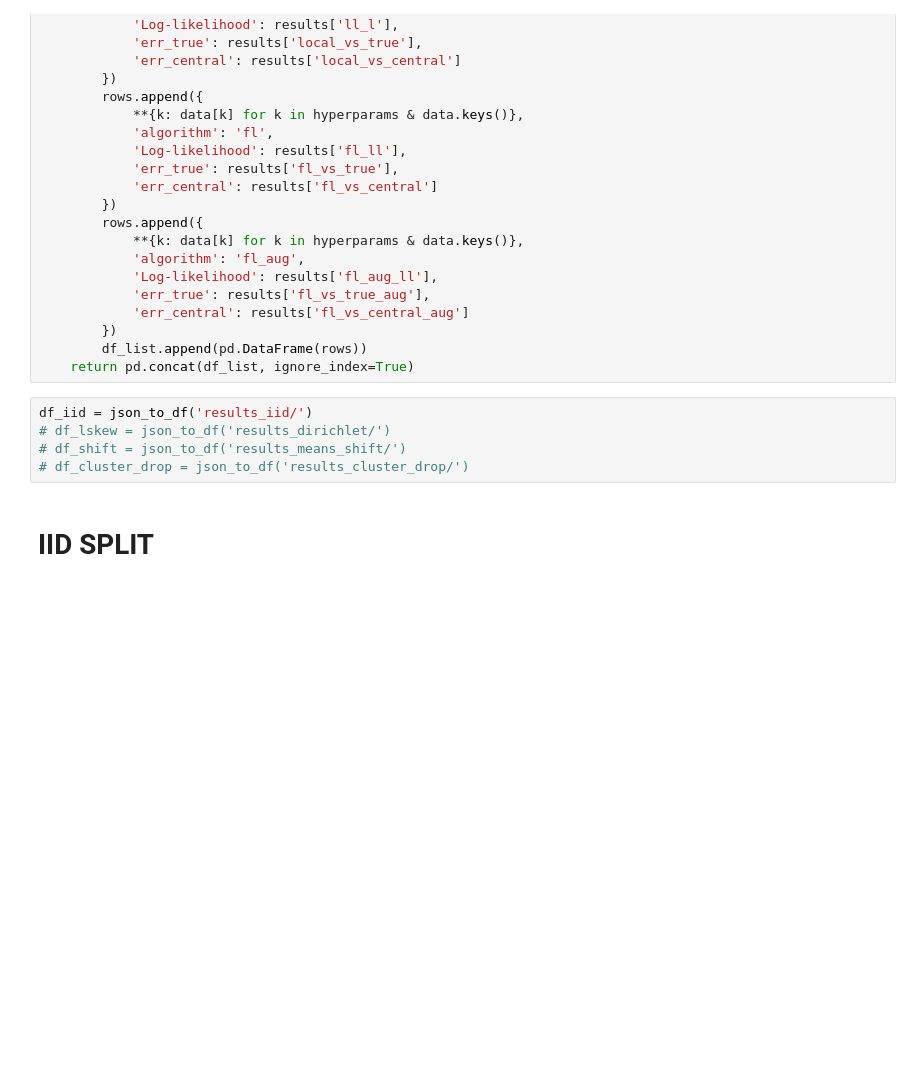
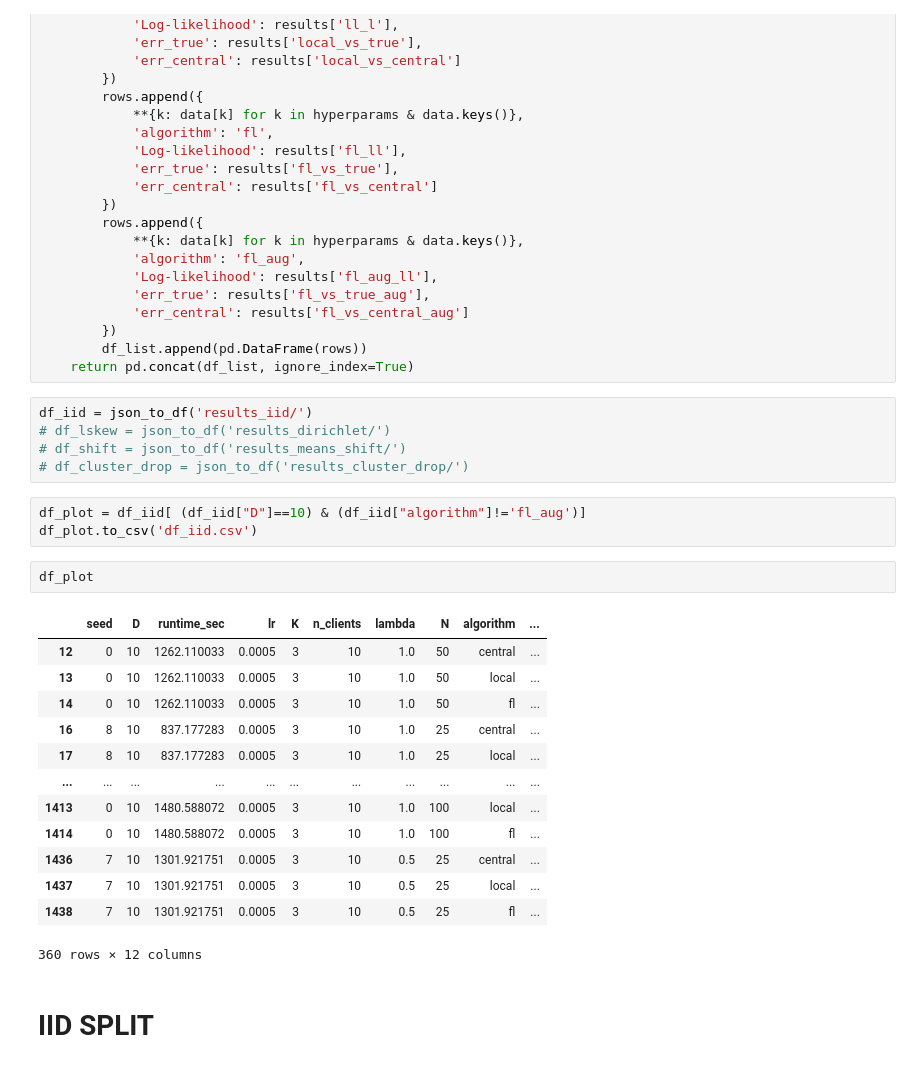
Before and after one commit to shamPJ/KL-GTVmin-GMM, a Jupyter notebook: Untitled.ipynb, the cells around one changed output. Cells and saved outputs as stored; diff of their text form; blank space fills up the shorter version.

```diff
--- a/Untitled.ipynb
+++ b/Untitled.ipynb
@@ -61,6 +61,25 @@ df_iid = json_to_df('results_iid/')
 # df_lskew = json_to_df('results_dirichlet/')
 # df_shift = json_to_df('results_means_shift/')
 # df_cluster_drop = json_to_df('results_cluster_drop/')
+# %%
+df_plot = df_iid[ (df_iid["D"]==10) & (df_iid["algorithm"]!='fl_aug')]
+df_plot.to_csv('df_iid.csv')
+# %%
+df_plot
+# %% [output]
+|  | seed | D | runtime_sec | lr | K | n_clients | lambda | N | algorithm | ... |
+| 12 | 0 | 10 | 1262.110033 | 0.0005 | 3 | 10 | 1.0 | 50 | central | ... |
+| 13 | 0 | 10 | 1262.110033 | 0.0005 | 3 | 10 | 1.0 | 50 | local | ... |
+| 14 | 0 | 10 | 1262.110033 | 0.0005 | 3 | 10 | 1.0 | 50 | fl | ... |
+| 16 | 8 | 10 | 837.177283 | 0.0005 | 3 | 10 | 1.0 | 25 | central | ... |
+| 17 | 8 | 10 | 837.177283 | 0.0005 | 3 | 10 | 1.0 | 25 | local | ... |
+| ... | ... | ... | ... | ... | ... | ... | ... | ... | ... | ... |
+| 1413 | 0 | 10 | 1480.588072 | 0.0005 | 3 | 10 | 1.0 | 100 | local | ... |
+| 1414 | 0 | 10 | 1480.588072 | 0.0005 | 3 | 10 | 1.0 | 100 | fl | ... |
+| 1436 | 7 | 10 | 1301.921751 | 0.0005 | 3 | 10 | 0.5 | 25 | central | ... |
+| 1437 | 7 | 10 | 1301.921751 | 0.0005 | 3 | 10 | 0.5 | 25 | local | ... |
+| 1438 | 7 | 10 | 1301.921751 | 0.0005 | 3 | 10 | 0.5 | 25 | fl | ... |
+360 rows × 12 columns
 # %% [markdown]
 # IID SPLIT
 # %%
```
Also changed, not shown: parts of 3 cells of this notebook, 12 other files.
